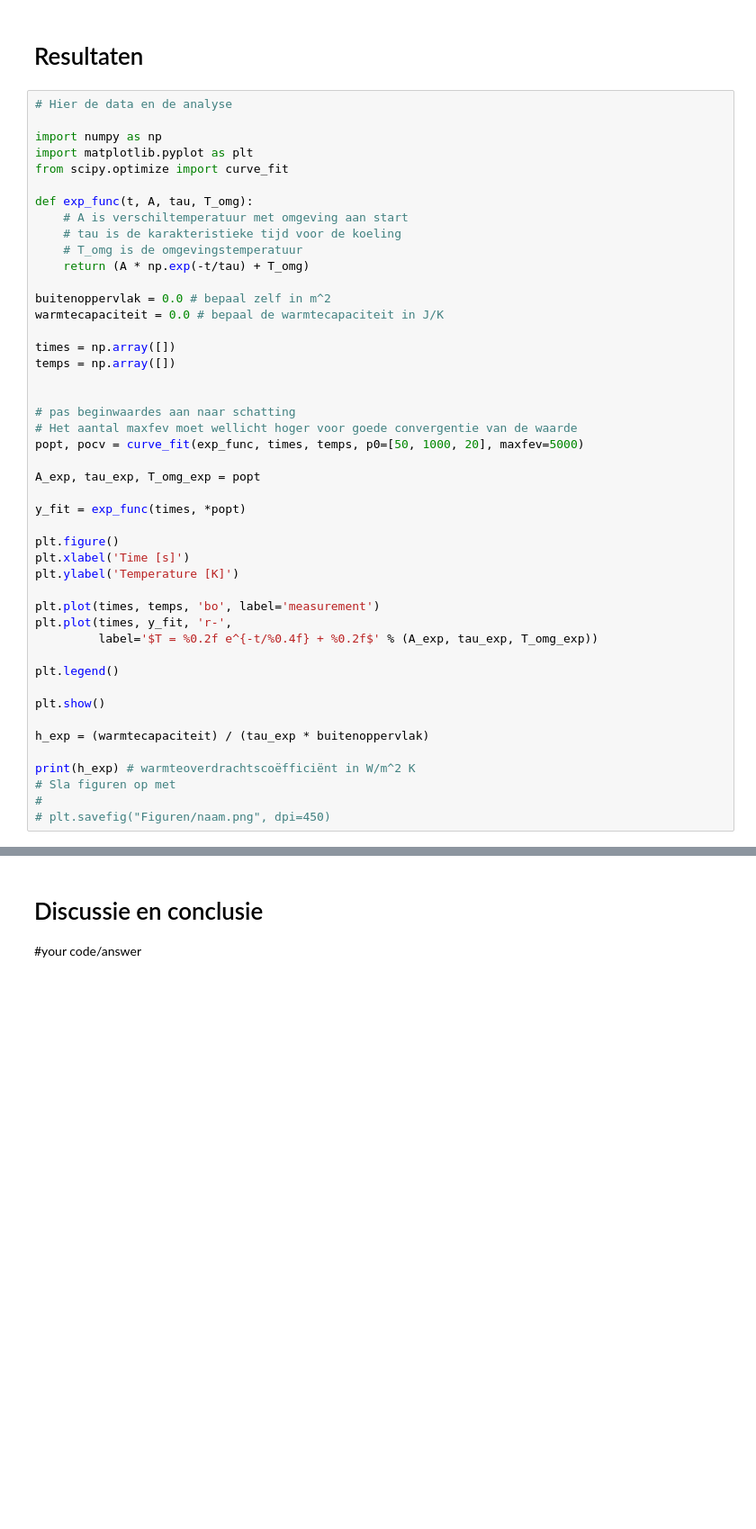
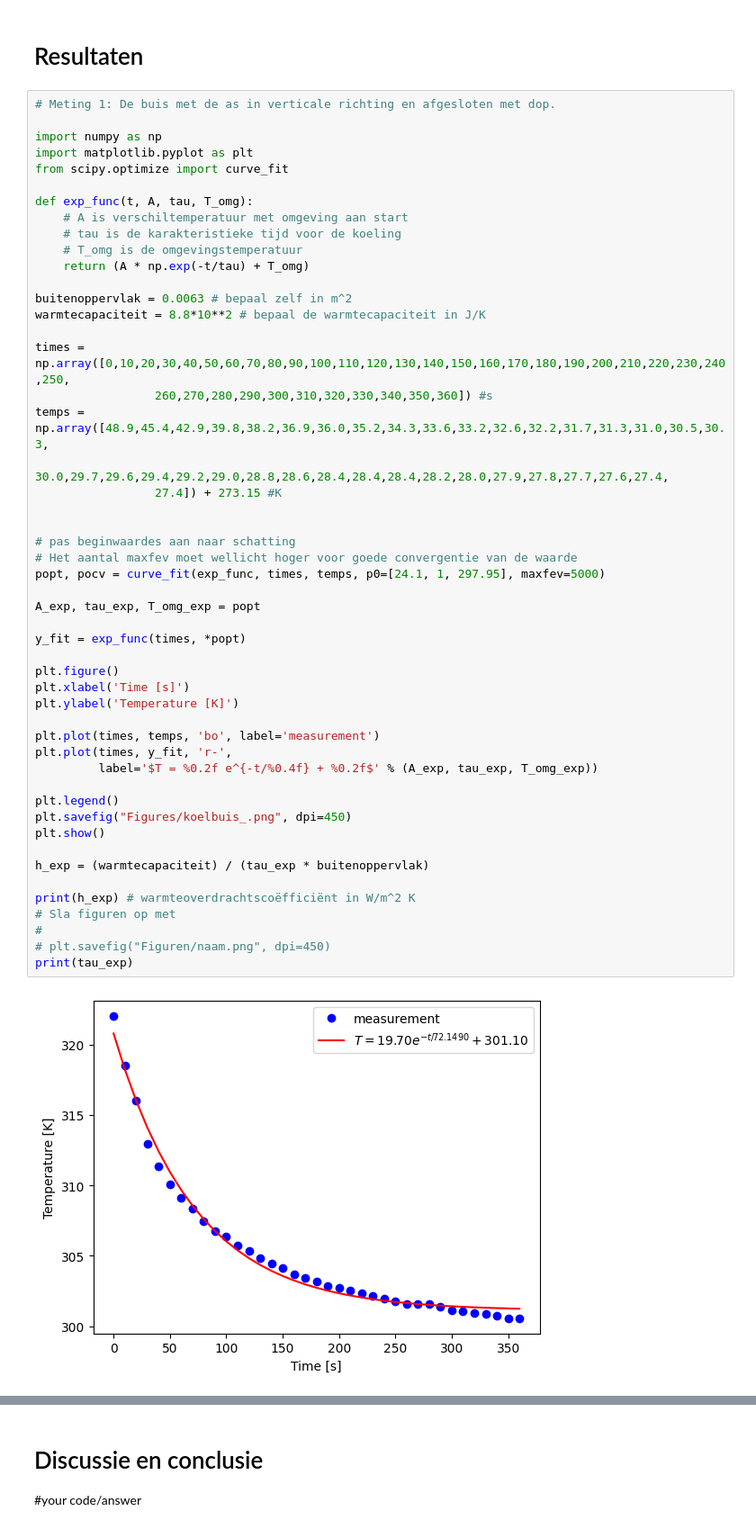
Before and after one commit to SybrenK07/25, a Jupyter notebook: Content/Labs/koelbuis.ipynb, the cells around one changed output, grey strips where cells are left out. Shown at 90% size. Saved outputs shown, nothing was run; the diff lists cells and outputs as text; blank space fills up the shorter version.

```diff
--- a/Content/Labs/koelbuis.ipynb
+++ b/Content/Labs/koelbuis.ipynb
@@ -171,7 +184,7 @@ Zorg ervoor dat je de buis niet aanraakt terwijl deze warm is. De metalen buis g
 # %% [markdown]
 # Resultaten
 # %%
-# Hier de data en de analyse
+# Meting 1: De buis met de as in verticale richting en afgesloten met dop.
 
 import numpy as np
 import matplotlib.pyplot as plt
@@ -183,36 +196,42 @@ def exp_func(t, A, tau, T_omg):
     # T_omg is de omgevingstemperatuur
     return (A * np.exp(-t/tau) + T_omg)
 
-buitenoppervlak = 0.0 # bepaal zelf in m^2
-warmtecapaciteit = 0.0 # bepaal de warmtecapaciteit in J/K
+buitenoppervlak = 0.0063 # bepaal zelf in m^2
+warmtecapaciteit = 8.8*10**2 # bepaal de warmtecapaciteit in J/K
 
-times = np.array([])
-temps = np.array([])
+times = np.array([0,10,20,30,40,50,60,70,80,90,100,110,120,130,140,150,160,170,180,190,200,210,220,230,240,250,
+                 260,270,280,290,300,310,320,330,340,350,360]) #s
+temps = np.array([48.9,45.4,42.9,39.8,38.2,36.9,36.0,35.2,34.3,33.6,33.2,32.6,32.2,31.7,31.3,31.0,30.5,30.3,
+                 30.0,29.7,29.6,29.4,29.2,29.0,28.8,28.6,28.4,28.4,28.4,28.2,28.0,27.9,27.8,27.7,27.6,27.4,
+                 27.4]) + 273.15 #K
 
 
 # pas beginwaardes aan naar schatting
 # Het aantal maxfev moet wellicht hoger voor goede convergentie van de waarde
-popt, pocv = curve_fit(exp_func, times, temps, p0=[50, 1000, 20], maxfev=5000)
+popt, pocv = curve_fit(exp_func, times, temps, p0=[24.1, 1, 297.95], maxfev=5000)
 
 A_exp, tau_exp, T_omg_exp = popt
 
 y_fit = exp_func(times, *popt)
 
 plt.figure()
 plt.xlabel('Time [s]')
 plt.ylabel('Temperature [K]')
 
 plt.plot(times, temps, 'bo', label='measurement')
 plt.plot(times, y_fit, 'r-',
          label='$T = %0.2f e^{-t/%0.4f} + %0.2f$' % (A_exp, tau_exp, T_omg_exp))
 
 plt.legend()
-
+plt.savefig("Figures/koelbuis_.png", dpi=450)
 plt.show()
 
 h_exp = (warmtecapaciteit) / (tau_exp * buitenoppervlak)
 
 print(h_exp) # warmteoverdrachtscoëfficiënt in W/m^2 K
 # Sla figuren op met
 #
 # plt.savefig("Figuren/naam.png", dpi=450)
+print(tau_exp)
+# %% [output]
+[figure, added]
```
Also changed, not shown: parts of 6 cells of this notebook, 2 other files.
